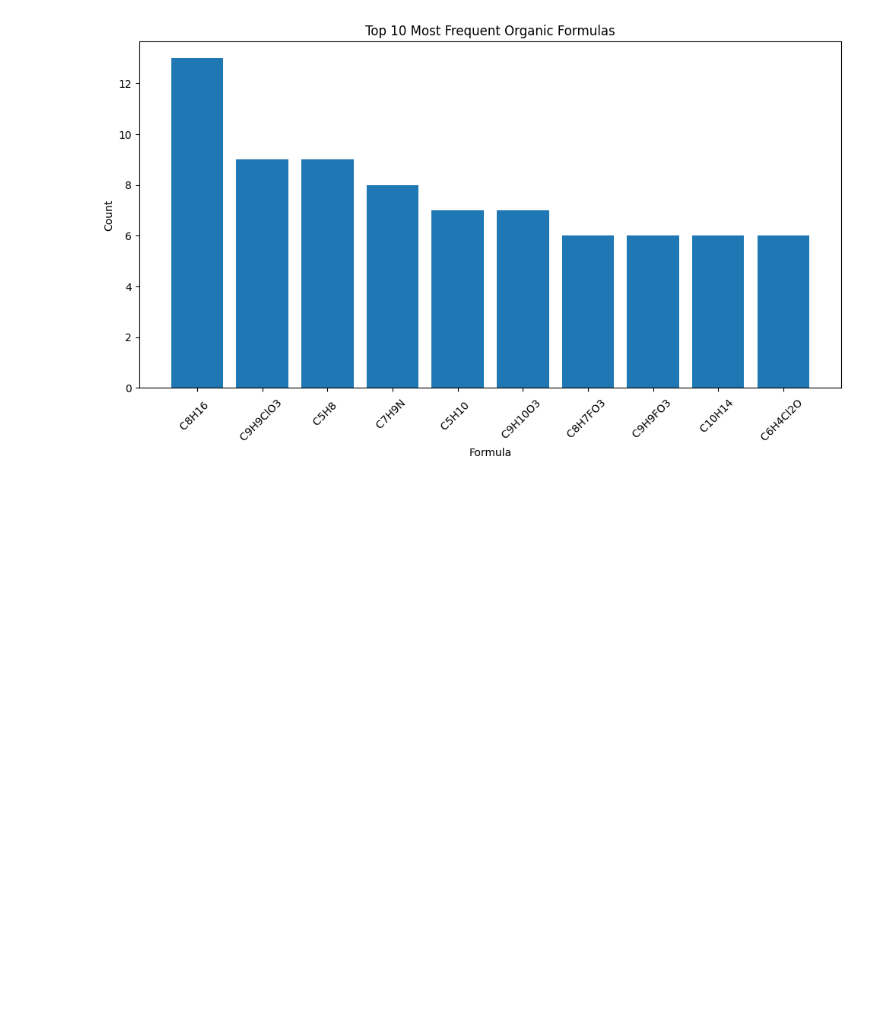
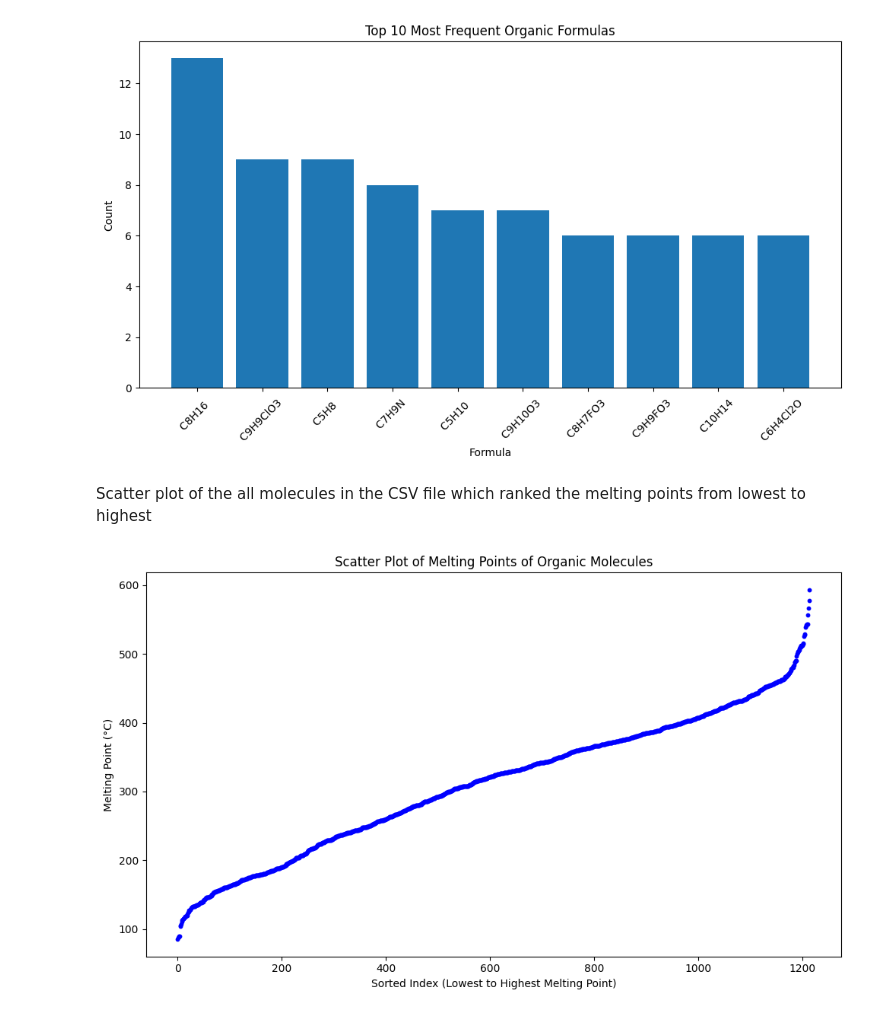
Before and after one commit to tuq21859-boop/CIS2004_SciTechSeminar_Notebook, a Jupyter notebook: Colab Notebook/CIS2004_Dataset_Explore_Salina_Zhang.ipynb, the cells around one changed output. Drawn from its saved outputs; the diff is of its cells as text; code cells hidden in the pictures; blank space fills up the shorter version.

```diff
--- a/Colab Notebook/CIS2004_Dataset_Explore_Salina_Zhang.ipynb
+++ b/Colab Notebook/CIS2004_Dataset_Explore_Salina_Zhang.ipynb
@@ -68,3 +68,26 @@ plt.tight_layout()
 plt.show()
 # %% [output]
 [figure]
+# %% [markdown]
+Scatter plot of the all molecules in the CSV file which ranked the melting points from lowest to highest
+# %%
+import pandas as pd
+import matplotlib.pyplot as plt
+
+df = pd.read_csv('Organic-Compounds-MeltingPoints.csv', encoding='latin1')
+
+# Sort by melting point (assuming column name is 'Melting_Pt')
+df_sorted = df.sort_values(by='Melting_Pt')
+
+# Create a scatter plot without annotations
+plt.figure(figsize=(10, 6))
+x_values = range(len(df_sorted))  # Use index for x-axis
+plt.scatter(x_values, df_sorted['Melting_Pt'], color='blue', s=10)  # Smaller points
+plt.xlabel('Sorted Index (Lowest to Highest Melting Point)')
+plt.ylabel('Melting Point (°C)')
+plt.title('Scatter Plot of Melting Points of Organic Molecules')
+
+plt.tight_layout()
+plt.show()
+# %% [output]
+[figure, added]
```
Also changed, not shown: parts of 2 cells of this notebook.
